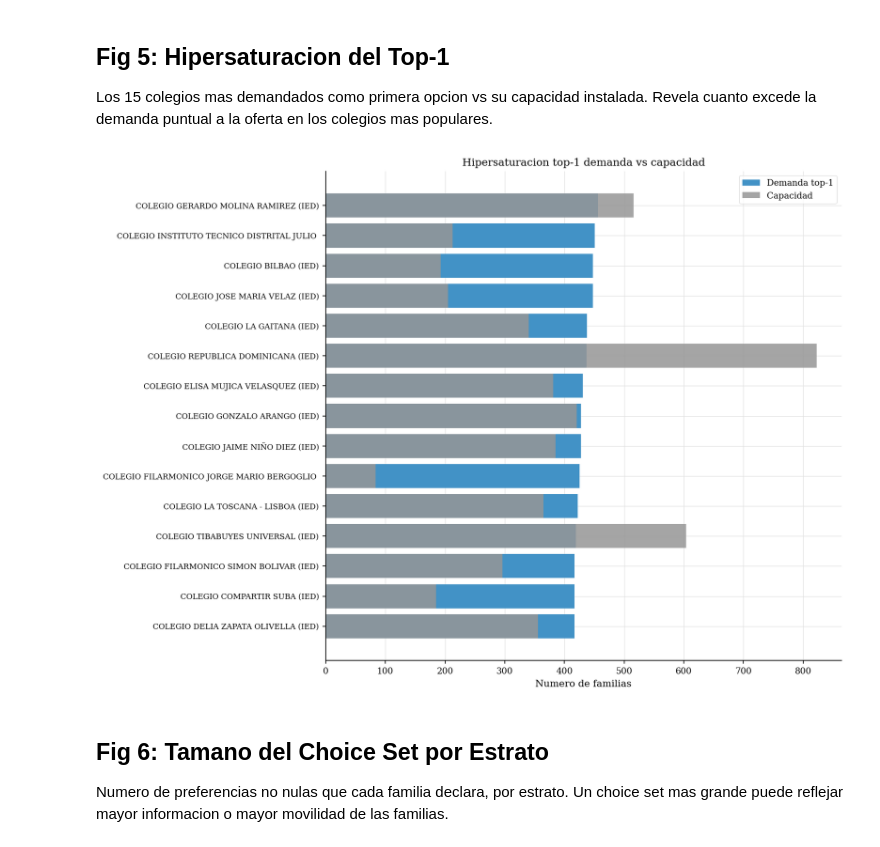
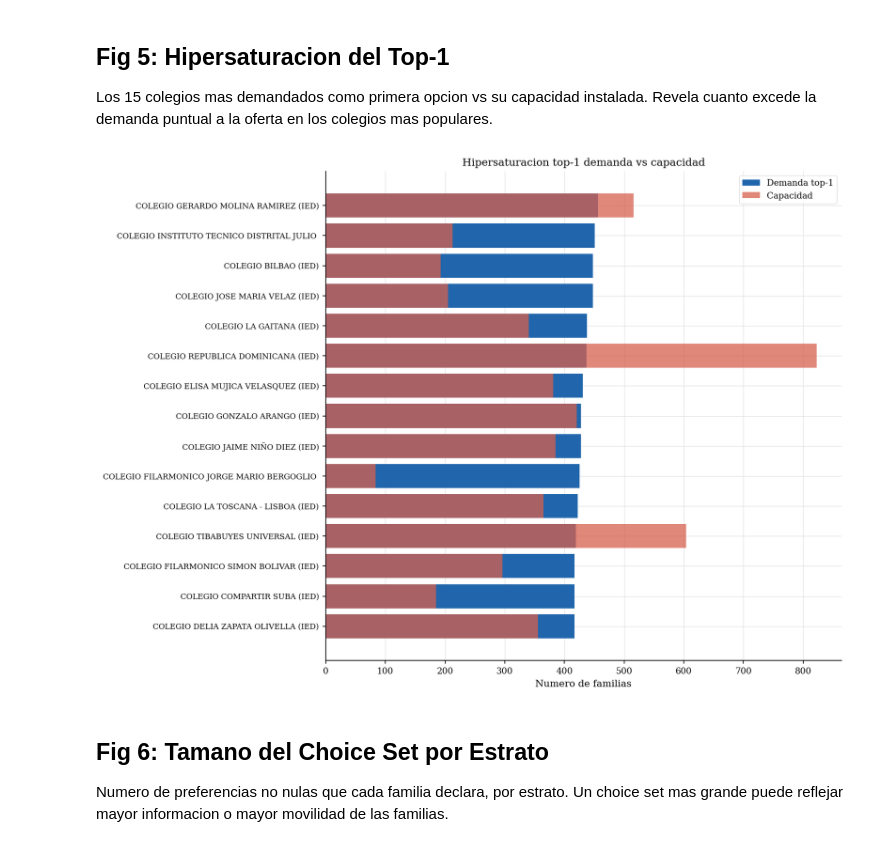
Before and after one commit to davidbautistaromero/edu-matching-paper, a Jupyter notebook: notebooks/02_eda_simulacion.ipynb, the cells around one changed output. Drawn from its saved outputs; the diff is of its cells as text; code cells hidden in the pictures.

```diff
--- a/notebooks/02_eda_simulacion.ipynb
+++ b/notebooks/02_eda_simulacion.ipynb
@@ -261,32 +261,32 @@ Revela cuanto excede la demanda puntual a la oferta en los colegios mas populare
 # %%
 pref1_ser = fam_ing["pref_1"].dropna().astype(str)
 top1_counts = pref1_ser.value_counts().head(15)
 
 id_to_cap = colegios.set_index("id_establecimiento")["capacidad"].to_dict()
 id_to_name = colegios.set_index("id_establecimiento")["nombre_establecimiento"].to_dict()
 
 top1_df = pd.DataFrame({"id": top1_counts.index, "demanda": top1_counts.values})
 top1_df["capacidad"] = top1_df["id"].map(id_to_cap).fillna(0)
 top1_df["nombre"] = top1_df["id"].map(id_to_name).fillna(top1_df["id"])
 top1_df["nombre"] = top1_df["nombre"].astype(str).str[:42]
 top1_df = top1_df.sort_values("demanda", ascending=True).reset_index(drop=True)
 
 fig, ax = plt.subplots(figsize=(11, 8))
 y = np.arange(len(top1_df))
-ax.barh(y, top1_df["demanda"],    color="#4292c6",             label="Demanda top-1")
-ax.barh(y, top1_df["capacidad"], color="#969696", alpha=0.85, label="Capacidad")
+ax.barh(y, top1_df["demanda"],    color="#2166ac",             label="Demanda top-1")
+ax.barh(y, top1_df["capacidad"], color="#d6604d", alpha=0.75, label="Capacidad")
 ax.set_yticks(y)
 ax.set_yticklabels(top1_df["nombre"], fontsize=8)
 ax.set_xlabel("Numero de familias")
 ax.set_title("Hipersaturacion top-1 demanda vs capacidad")
 ax.legend()
 plt.tight_layout()
 
 
 plt.savefig(r"C:\paper-AI\reports\figures\eda\sim_05_hipersaturacion_top1.png", bbox_inches="tight", dpi=180)
 plt.show()
 # %% [output]
-[figure, old version]
+[figure, new version]
 # %% [markdown]
 ## Fig 6: Tamano del Choice Set por Estrato
 
```
Also changed, not shown: parts of 4 cells of this notebook, 32 other files.
